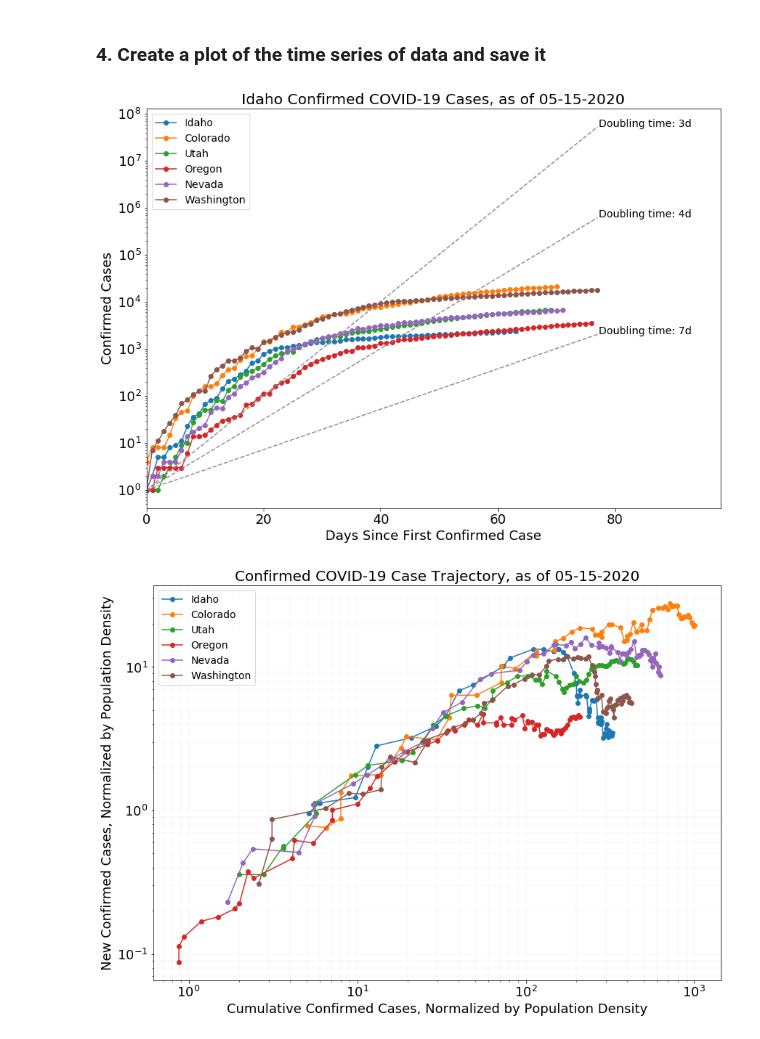
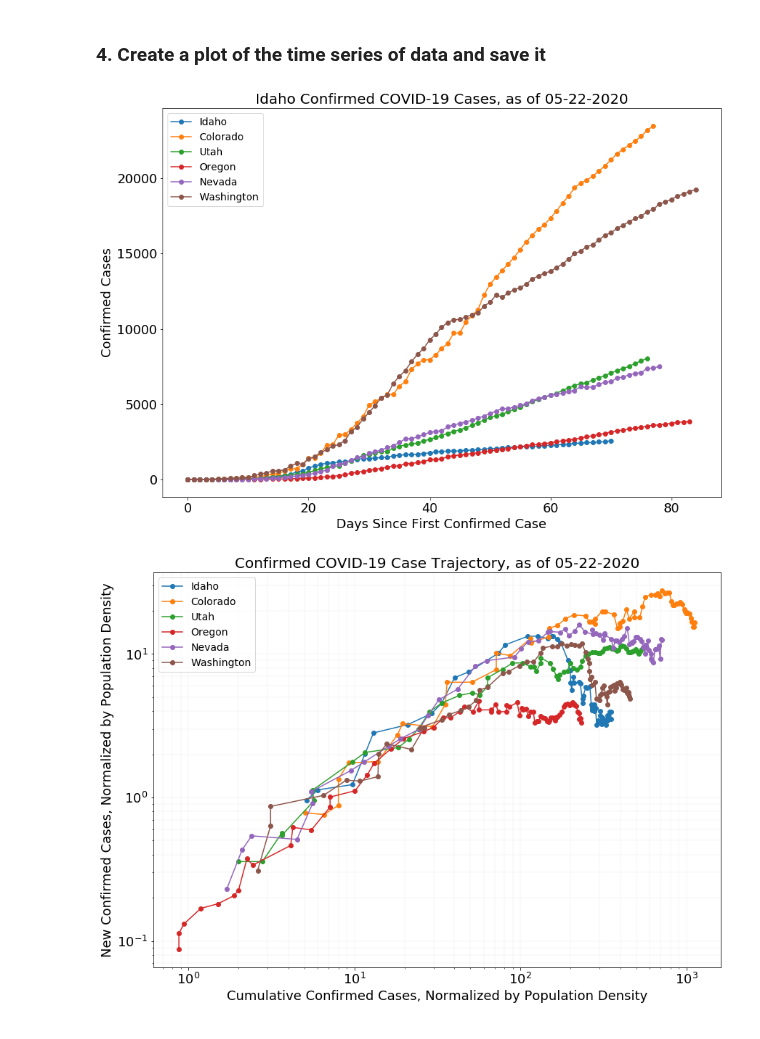
Before and after one commit to LejoFlores/COVID-19, a Jupyter notebook: ID_COVID19_timeseries.ipynb, the cells around one changed output. Drawn from its saved outputs; the diff is of its cells as text; code cells hidden in the pictures.

```diff
--- a/ID_COVID19_timeseries.ipynb
+++ b/ID_COVID19_timeseries.ipynb
@@ -20,7 +20,7 @@ popDens_OR = 16.0
 popDens_NV = 10.0
 popDens_WA = 41.0
 
-day_shift = 1
+day_shift = 0
 
 nState = 6
 
@@ -140,42 +140,42 @@ dt_3day = 2.0 ** (days_since_first / 3.0)
 dt_4day = 2.0 ** (days_since_first / 4.0)
 dt_7day = 2.0 ** (days_since_first / 7.0)
 
 fig = plt.figure(figsize=(14,10))
 plt.plot(id_days_since_first,ID_confirmed,'o-',label="Idaho")
 plt.plot(co_days_since_first,CO_confirmed,'o-',label="Colorado")
 plt.plot(ut_days_since_first,UT_confirmed,'o-',label="Utah")
 plt.plot(or_days_since_first,OR_confirmed,'o-',label="Oregon")
 plt.plot(nv_days_since_first,NV_confirmed,'o-',label="Nevada")
 plt.plot(wa_days_since_first,WA_confirmed,'o-',label="Washington")
 
 #plt.plot(days_since_first,dt_1p5day,'--',color='#8f8f8f')
 #plt.text(days_since_first[-1]+0.25,dt_1p5day[-1],'Doubling time: 1.5d',fontsize=14)
 
 #plt.plot(days_since_first,dt_2day,'--',color='#8f8f8f')
 #plt.text(days_since_first[-1]+0.25,dt_2day[-1],'Doubling time: 2d',fontsize=14)
 
-plt.plot(days_since_first,dt_3day,'--',color='#8f8f8f')
-plt.text(days_since_first[-1]+0.25,dt_3day[-1],'Doubling time: 3d',fontsize=14)
+# plt.plot(days_since_first,dt_3day,'--',color='#8f8f8f')
+# plt.text(days_since_first[-1]+0.25,dt_3day[-1],'Doubling time: 3d',fontsize=14)
 
-plt.plot(days_since_first,dt_4day,'--',color='#8f8f8f')
-plt.text(days_since_first[-1]+0.25,dt_4day[-1],'Doubling time: 4d',fontsize=14)
+# plt.plot(days_since_first,dt_4day,'--',color='#8f8f8f')
+# plt.text(days_since_first[-1]+0.25,dt_4day[-1],'Doubling time: 4d',fontsize=14)
 
-plt.plot(days_since_first,dt_7day,'--',color='#8f8f8f')
-plt.text(days_since_first[-1]+0.25,dt_7day[-1],'Doubling time: 7d',fontsize=14)
+# plt.plot(days_since_first,dt_7day,'--',color='#8f8f8f')
+# plt.text(days_since_first[-1]+0.25,dt_7day[-1],'Doubling time: 7d',fontsize=14)
 
-plt.xlim((0,date_range.size+np.round(date_range.size/4.0)))
+# plt.xlim((0,date_range.size+np.round(date_range.size/4.0)))
 
 plt.xticks(fontsize=18)
 plt.yticks(fontsize=18)
 plt.legend(loc='upper left',fontsize=14)
 plt.title('Idaho Confirmed COVID-19 Cases, as of '+date_range[-1].strftime('%m-%d-%Y'),fontsize=20)
 plt.xlabel('Days Since First Confirmed Case',fontsize=18)
 plt.ylabel('Confirmed Cases',fontsize=18)
-plt.yscale('log')
+#plt.yscale('log')
 
 fig.savefig('ID-COVID-19_'+date_range[-1].strftime('%m-%d-%Y')+'.png', facecolor=fig.get_facecolor(), edgecolor='none')
 # %% [output]
-[figure, old version]
+[figure, new version]
 # %%
 window = 10
 
@@ -218,7 +218,7 @@ plt.grid(which='both',linewidth=0.1)
 
 fig.savefig('ID-COVID-19_case_trajectory_'+date_range[-1].strftime('%m-%d-%Y')+'.png', facecolor=fig.get_facecolor(), edgecolor='none')
 # %% [output]
-[figure, old version]
+[figure, new version]
 # %%
 pd.set_option('display.max_rows', 500)
 
```
Also changed, not shown: parts of 1 cell of this notebook, 14 other files.
